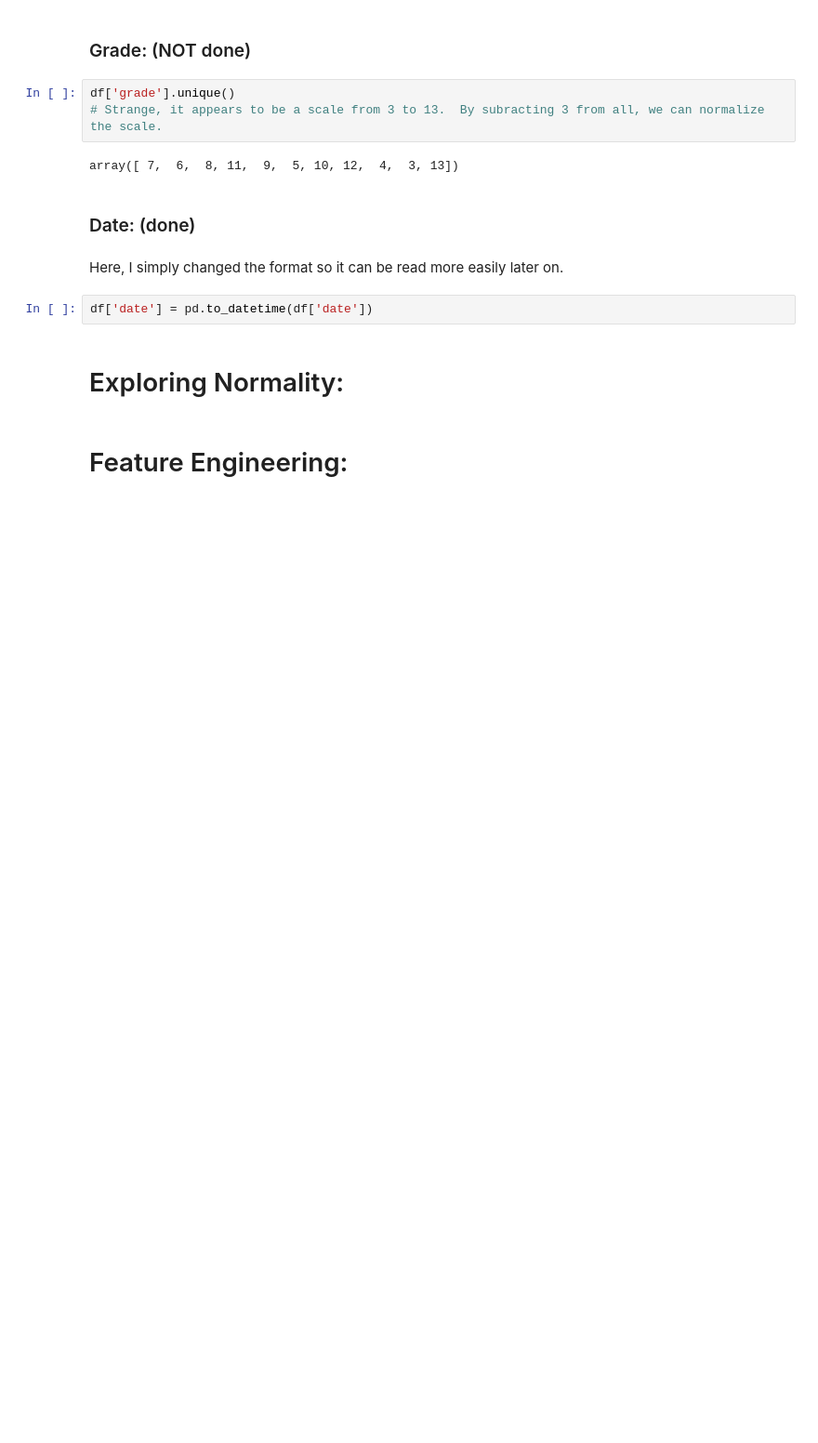
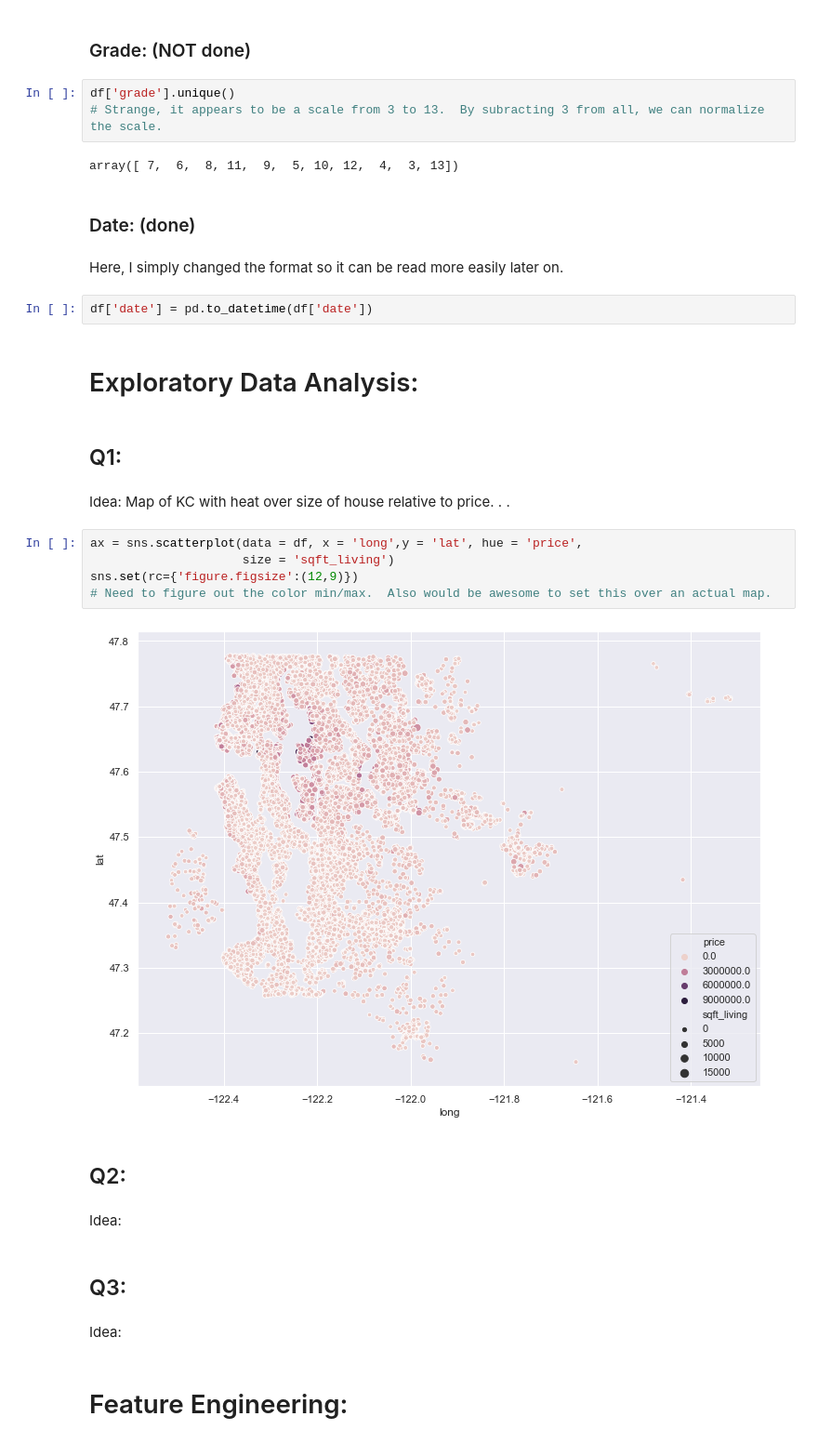
Before and after one commit to thomaskbrown18/Predicting_Home_Prices, a Jupyter notebook: student.ipynb, the cells around one changed output. Shown at 93% size. Saved outputs shown, nothing was run; the diff lists cells and outputs as text; blank space fills up the shorter version.

```diff
--- a/student.ipynb
+++ b/student.ipynb
@@ -219,7 +225,26 @@ array([ 7,  6,  8, 11,  9,  5, 10, 12,  4,  3, 13])
 Here, I simply changed the format so it can be read more easily later on.
 # %%
 df['date'] = pd.to_datetime(df['date'])
-# %% [markdown]
-# Exploring Normality:
+# %% [markdown]
+# Exploratory Data Analysis:
+# %% [markdown]
+## Q1:
+# %% [markdown]
+Idea: Map of KC with heat over size of house relative to price. . .
+# %%
+ax = sns.scatterplot(data = df, x = 'long',y = 'lat', hue = 'price',
+                     size = 'sqft_living')
+sns.set(rc={'figure.figsize':(12,9)})
+# Need to figure out the color min/max.  Also would be awesome to set this over an actual map.
+# %% [output]
+[figure, added]
+# %% [markdown]
+## Q2:
+# %% [markdown]
+Idea:
+# %% [markdown]
+## Q3:
+# %% [markdown]
+Idea:
 # %% [markdown]
 # Feature Engineering:
```
Also changed, not shown: parts of 30 cells of this notebook.
